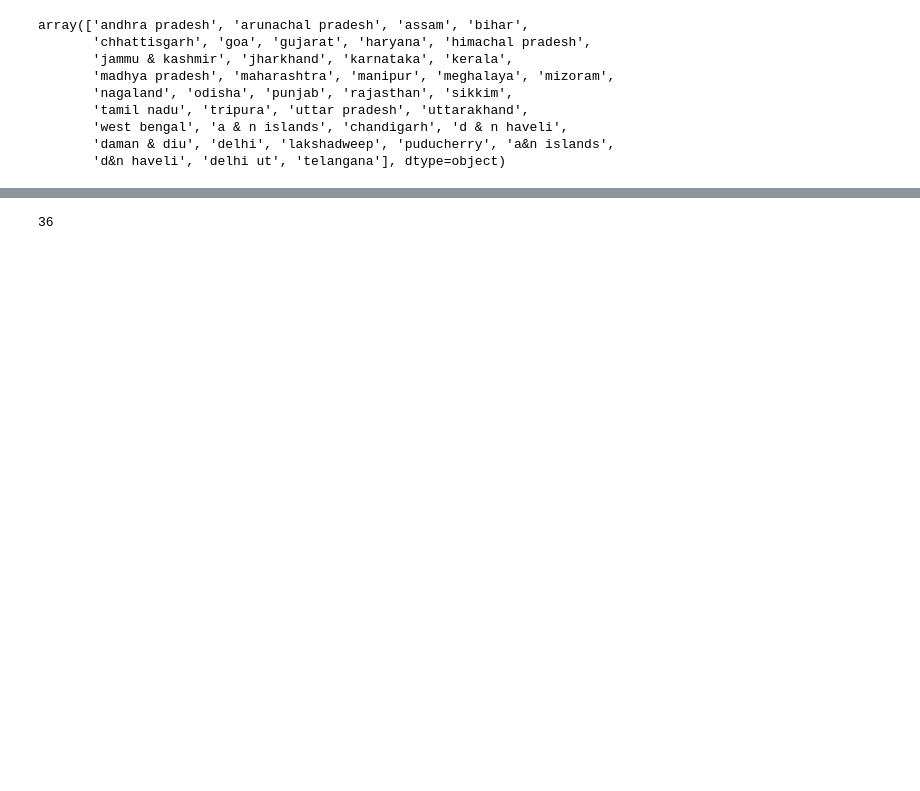
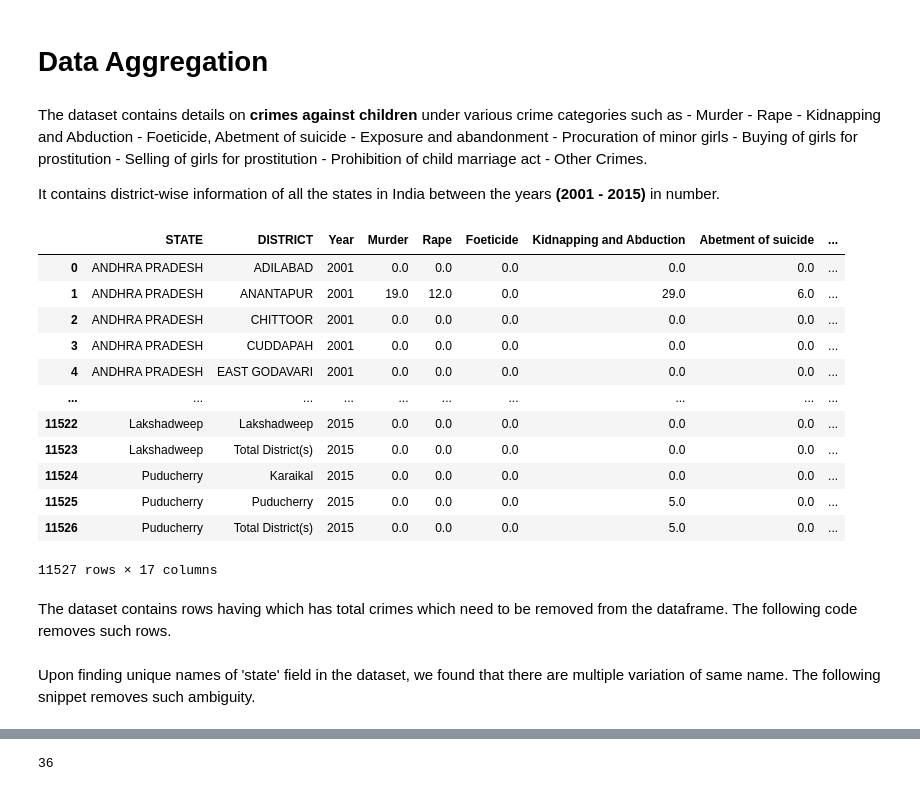
Before and after one commit to rynaa/crime-analysis-report-1, a Jupyter notebook: data_aggregation.ipynb, the cells around one changed output, grey strips where cells are left out. Saved outputs shown, nothing was run; the diff lists cells and outputs as text; code cells hidden in the pictures; blank space fills up the shorter version.

```diff
--- a/data_aggregation.ipynb
+++ b/data_aggregation.ipynb
@@ -1,3 +1,5 @@
+# %% [markdown]
+# Data Aggregation
 # %%
 import csv
 import pandas as pd
@@ -3,0 +8,14 @@ import pandas as pd
+# %% [markdown]
+The dataset contains details on **crimes against children** under various crime categories such as
+    - Murder
+    - Rape
+    - Kidnapping and Abduction
+    - Foeticide, Abetment of suicide
+    - Exposure and abandonment
+    - Procuration of minor girls
+    - Buying of girls for  prostitution
+    - Selling of girls for prostitution
+    - Prohibition of child marriage act
+    - Other Crimes.
+
+It contains district-wise information of all the states in India between the years **(2001 - 2015)** in number.
@@ -4 +29,20 @@ import pandas as pd
+# %%
+## Here is what our dataset looks like
+pd.read_csv(path).drop(['Infanticide'], axis=1)
+# %% [output]
+|  | STATE | DISTRICT | Year | Murder | Rape | Foeticide | Kidnapping and Abduction | Abetment of suicide | ... |
+| 0 | ANDHRA PRADESH | ADILABAD | 2001 | 0.0 | 0.0 | 0.0 | 0.0 | 0.0 | ... |
+| 1 | ANDHRA PRADESH | ANANTAPUR | 2001 | 19.0 | 12.0 | 0.0 | 29.0 | 6.0 | ... |
+| 2 | ANDHRA PRADESH | CHITTOOR | 2001 | 0.0 | 0.0 | 0.0 | 0.0 | 0.0 | ... |
+| 3 | ANDHRA PRADESH | CUDDAPAH | 2001 | 0.0 | 0.0 | 0.0 | 0.0 | 0.0 | ... |
+| 4 | ANDHRA PRADESH | EAST GODAVARI | 2001 | 0.0 | 0.0 | 0.0 | 0.0 | 0.0 | ... |
+| ... | ... | ... | ... | ... | ... | ... | ... | ... | ... |
+| 11522 | Lakshadweep | Lakshadweep | 2015 | 0.0 | 0.0 | 0.0 | 0.0 | 0.0 | ... |
+| 11523 | Lakshadweep | Total District(s) | 2015 | 0.0 | 0.0 | 0.0 | 0.0 | 0.0 | ... |
+| 11524 | Puducherry | Karaikal | 2015 | 0.0 | 0.0 | 0.0 | 0.0 | 0.0 | ... |
+| 11525 | Puducherry | Puducherry | 2015 | 0.0 | 0.0 | 0.0 | 5.0 | 0.0 | ... |
+| 11526 | Puducherry | Total District(s) | 2015 | 0.0 | 0.0 | 0.0 | 5.0 | 0.0 | ... |
+11527 rows × 17 columns
+# %% [markdown]
+The dataset contains rows having which has total crimes which need to be removed from the dataframe. The following code removes such rows.
 # %%
@@ -22,13 +65,2 @@ df.drop(['infanticide', 'literacy rate- total', 'literacy rate - rural', 'litera
-# %%
-# df.head(),
-df.state.unique()
-# %% [output]
-array(['andhra pradesh', 'arunachal pradesh', 'assam', 'bihar',
-       'chhattisgarh', 'goa', 'gujarat', 'haryana', 'himachal pradesh',
-       'jammu & kashmir', 'jharkhand', 'karnataka', 'kerala',
-       'madhya pradesh', 'maharashtra', 'manipur', 'meghalaya', 'mizoram',
-       'nagaland', 'odisha', 'punjab', 'rajasthan', 'sikkim',
-       'tamil nadu', 'tripura', 'uttar pradesh', 'uttarakhand',
-       'west bengal', 'a & n islands', 'chandigarh', 'd & n haveli',
-       'daman & diu', 'delhi', 'lakshadweep', 'puducherry', 'a&n islands',
-       'd&n haveli', 'delhi ut', 'telangana'], dtype=object)
+# %% [markdown]
+Upon finding unique names of 'state' field in the dataset, we found that there are multiple variation of same name. The following snippet removes such ambiguity.
```
Also changed, not shown: parts of 28 cells of this notebook.
